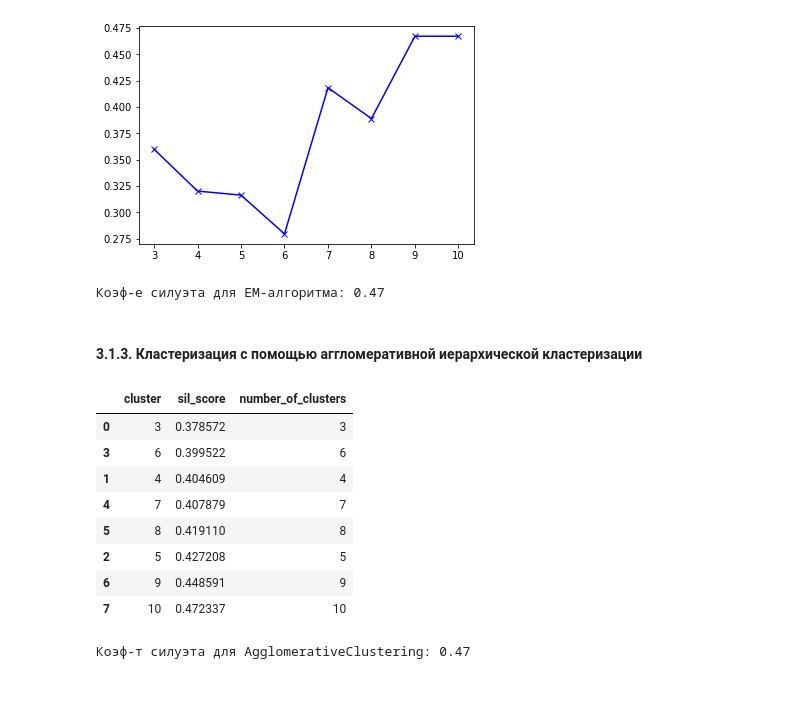
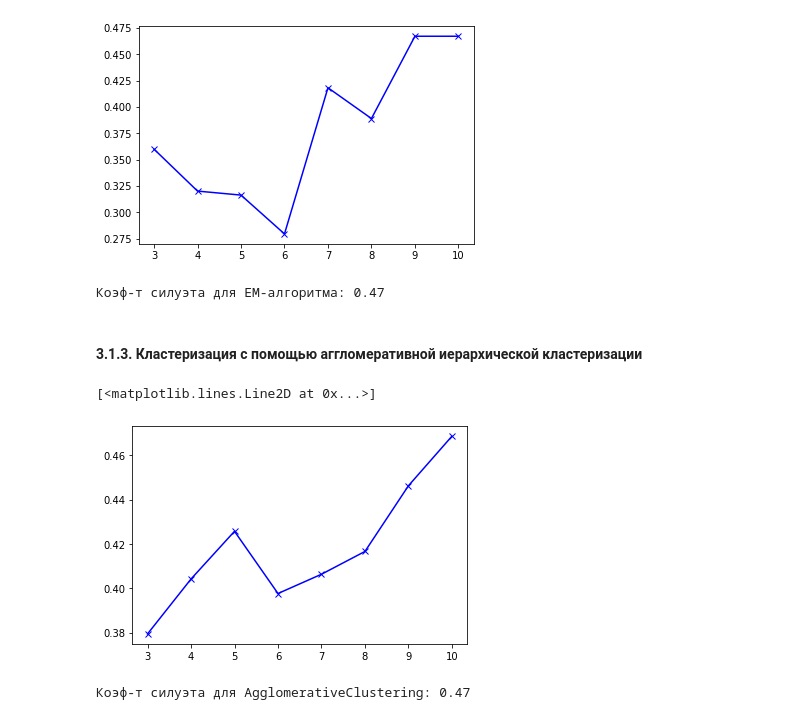
Before and after one commit to Keola0412/Project6.Clasterization, a Jupyter notebook: PROJECT-6._Сегментация_клиентов_онлайн-магазина.ipynb, the cells around one changed output. Cells and saved outputs as stored; diff of their text form; code cells hidden in the pictures; blank space fills up the shorter version.

Commit message:
with em_figure

```diff
--- a/PROJECT-6._Сегментация_клиентов_онлайн-магазина.ipynb
+++ b/PROJECT-6._Сегментация_клиентов_онлайн-магазина.ipynb
@@ -541,38 +543,30 @@ plt.plot(df_em['cluster'], df_em['sil_score'], 'xb-')
 [figure]
 # %%
 # реализуем кластеризацию с помощью ЕМ-алгоритма
-from sklearn.mixture import GaussianMixture
 model = GaussianMixture(n_components=9, random_state=42)
 predictions = model.fit_predict(rfm_table_tsne)
 # np.unique(predictions, return_counts=True)
-print('Коэф-е силуэта для ЕМ-алгоритма: {:.2f}'.format(silhouette_score(rfm_table_tsne, predictions, metric='euclidean')))
+print('Коэф-т силуэта для ЕМ-алгоритма: {:.2f}'.format(silhouette_score(rfm_table_tsne, predictions, metric='euclidean')))
 rfm_table_tsne['labels_em'] = predictions
 # %% [output]
-Коэф-е силуэта для ЕМ-алгоритма: 0.47
+Коэф-т силуэта для ЕМ-алгоритма: 0.47
 # %% [markdown]
 #### 3.1.3. Кластеризация с помощью аггломеративной иерархической кластеризации
 # %%
 # подбираем кол-во кластеров
 siliuette_list_hierarchical = []
 
-for cluster in range(3,11):
-        agglomerative = AgglomerativeClustering(affinity='euclidean',n_clusters=cluster).fit_predict(rfm_table_tsne)
+for i in range(3,11):
+        agglomerative = AgglomerativeClustering(affinity='euclidean',n_clusters=i).fit_predict(rfm_table_tsne)
         sil_score = silhouette_score(rfm_table_tsne, agglomerative, metric='euclidean')
-        siliuette_list_hierarchical.append((cluster, sil_score, len(set(agglomerative)) ) )
+        siliuette_list_hierarchical.append((i, sil_score))
 
-df_hierarchical = pd.DataFrame(siliuette_list_hierarchical, columns=['cluster', 'sil_score','number_of_clusters'])
-
-df_hierarchical.sort_values(by = 'sil_score')
+df_hierarchical = pd.DataFrame(siliuette_list_hierarchical, columns=['cluster', 'sil_score'])
+#df_hierarchical.sort_values(by ='sil_score')
+plt.plot(df_hierarchical['cluster'], df_hierarchical['sil_score'], 'xb-')
 # %% [output]
-|  | cluster | sil_score | number_of_clusters |
-| 0 | 3 | 0.378572 | 3 |
-| 3 | 6 | 0.399522 | 6 |
-| 1 | 4 | 0.404609 | 4 |
-| 4 | 7 | 0.407879 | 7 |
-| 5 | 8 | 0.419110 | 8 |
-| 2 | 5 | 0.427208 | 5 |
-| 6 | 9 | 0.448591 | 9 |
-| 7 | 10 | 0.472337 | 10 |
+[<matplotlib.lines.Line2D at 0x...>]
+[figure, added]
 # %%
 agg_cl = AgglomerativeClustering(affinity='euclidean', n_clusters=10).fit(rfm_table_tsne)
 rfm_table_tsne['agg_cl_labels'] = agg_cl.labels_
```
Also changed, not shown: parts of 12 cells of this notebook, 1 other file.
